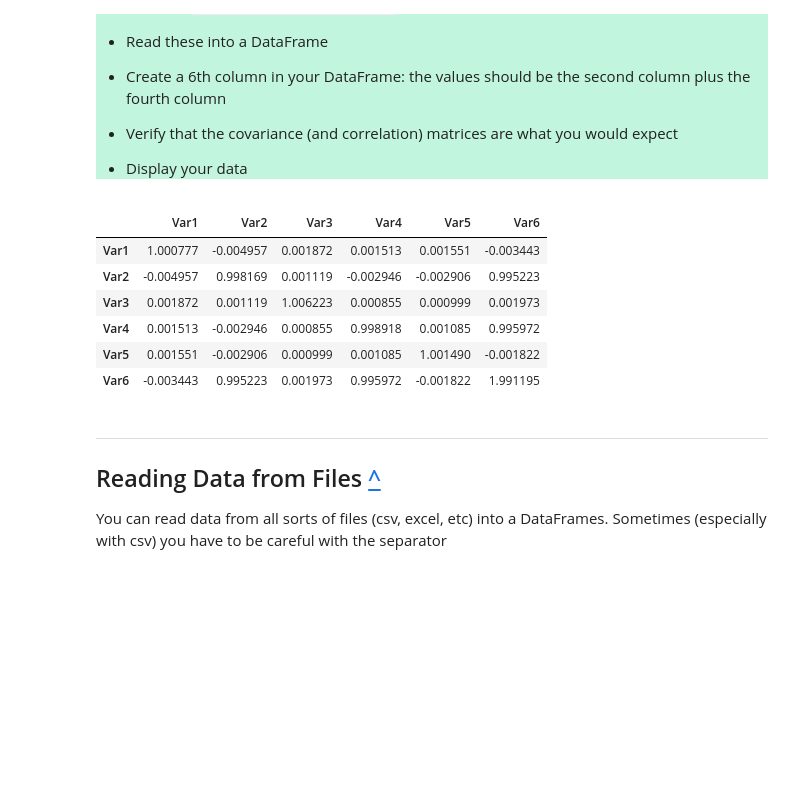
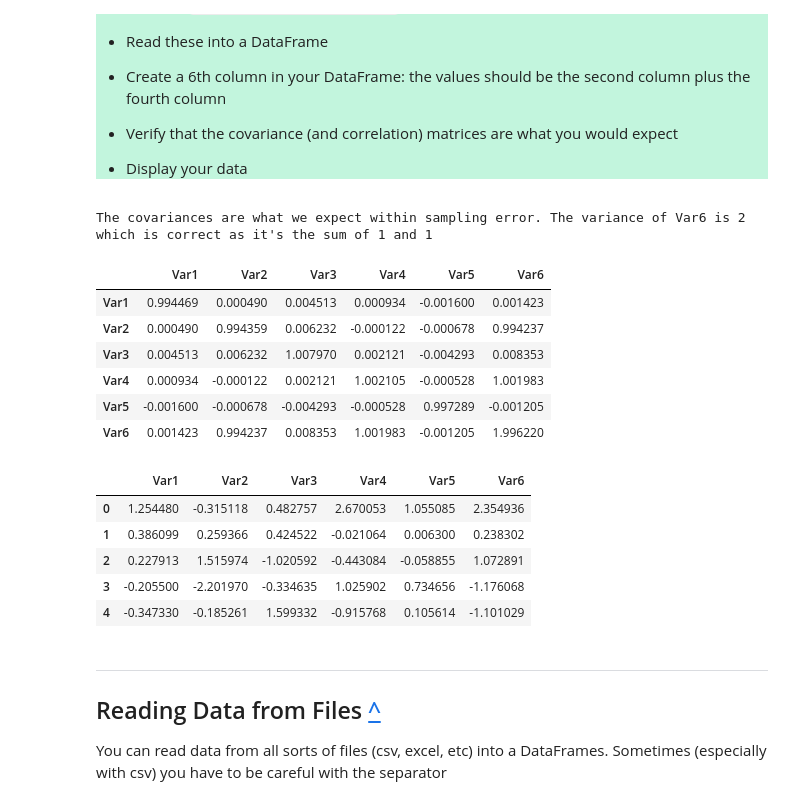
Before and after one commit to k4v1t/machine-and-deep-learning, a Jupyter notebook: week02/Week_2_2025_basics_pandas.ipynb, the cells around one changed output. Drawn from its saved outputs; the diff is of its cells as text; code cells hidden in the pictures; blank space fills up the shorter version.

```diff
--- a/week02/Week_2_2025_basics_pandas.ipynb
+++ b/week02/Week_2_2025_basics_pandas.ipynb
@@ -686,25 +686,34 @@ The purpose of this exercise is to get you to play around with pandas DataFrame
 # %%
 import numpy as np
 import pandas as pd
 num_var = 5
 means = np.zeros(num_var)
 cov_matrix = np.identity(num_var)
 num_samples = 100000
 col_names = ['Var1', 'Var2', 'Var3', 'Var4', 'Var5']
 random_multivariate = np.random.multivariate_normal(means, cov_matrix, num_samples)
 df = pd.DataFrame(random_multivariate, columns=col_names)
 df = df.assign(
     Var6 = df['Var2'] + df['Var4']
 )
-df.cov()
+print("The covariances are what we expect within sampling error. The variance of Var6 is 2 which is correct as it's the sum of 1 and 1")
+display(df.cov(numeric_only=True))
+display(df.head())
 # %% [output]
+The covariances are what we expect within sampling error. The variance of Var6 is 2 which is correct as it's the sum of 1 and 1
 |  | Var1 | Var2 | Var3 | Var4 | Var5 | Var6 |
-| Var1 | 1.000777 | -0.004957 | 0.001872 | 0.001513 | 0.001551 | -0.003443 |
-| Var2 | -0.004957 | 0.998169 | 0.001119 | -0.002946 | -0.002906 | 0.995223 |
-| Var3 | 0.001872 | 0.001119 | 1.006223 | 0.000855 | 0.000999 | 0.001973 |
-| Var4 | 0.001513 | -0.002946 | 0.000855 | 0.998918 | 0.001085 | 0.995972 |
-| Var5 | 0.001551 | -0.002906 | 0.000999 | 0.001085 | 1.001490 | -0.001822 |
-| Var6 | -0.003443 | 0.995223 | 0.001973 | 0.995972 | -0.001822 | 1.991195 |
+| Var1 | 0.994469 | 0.000490 | 0.004513 | 0.000934 | -0.001600 | 0.001423 |
+| Var2 | 0.000490 | 0.994359 | 0.006232 | -0.000122 | -0.000678 | 0.994237 |
+| Var3 | 0.004513 | 0.006232 | 1.007970 | 0.002121 | -0.004293 | 0.008353 |
+| Var4 | 0.000934 | -0.000122 | 0.002121 | 1.002105 | -0.000528 | 1.001983 |
+| Var5 | -0.001600 | -0.000678 | -0.004293 | -0.000528 | 0.997289 | -0.001205 |
+| Var6 | 0.001423 | 0.994237 | 0.008353 | 1.001983 | -0.001205 | 1.996220 |
+|  | Var1 | Var2 | Var3 | Var4 | Var5 | Var6 |
+| 0 | 1.254480 | -0.315118 | 0.482757 | 2.670053 | 1.055085 | 2.354936 |
+| 1 | 0.386099 | 0.259366 | 0.424522 | -0.021064 | 0.006300 | 0.238302 |
+| 2 | 0.227913 | 1.515974 | -1.020592 | -0.443084 | -0.058855 | 1.072891 |
+| 3 | -0.205500 | -2.201970 | -0.334635 | 1.025902 | 0.734656 | -1.176068 |
+| 4 | -0.347330 | -0.185261 | 1.599332 | -0.915768 | 0.105614 | -1.101029 |
 # %% [markdown]
 <hr style="border:2px solid gray">
 
```
